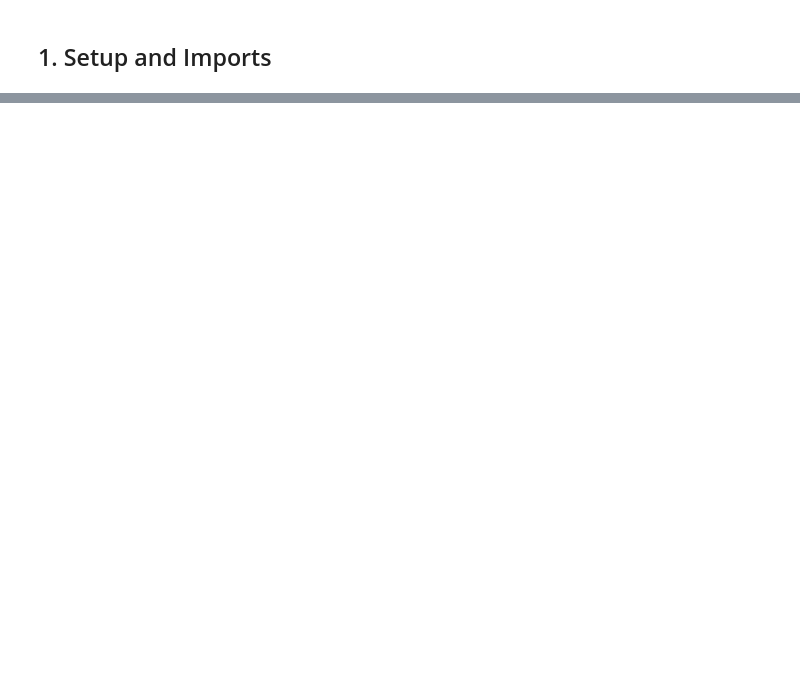
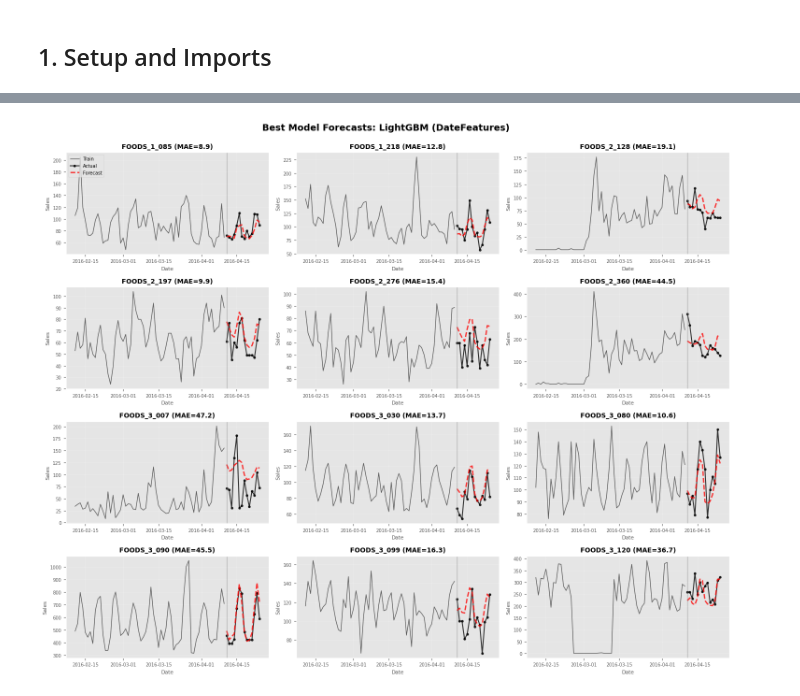
Before and after one commit to FilTheo/Cloud-for-AI, a Jupyter notebook: workshop_ml_2025/practical/end_to_end.ipynb, the cells around one changed output, grey strips where cells are left out. Cells and saved outputs as stored; diff of their text form; code cells hidden in the pictures; blank space fills up the shorter version.

```diff
--- a/workshop_ml_2025/practical/end_to_end.ipynb
+++ b/workshop_ml_2025/practical/end_to_end.ipynb
@@ -1183,0 +893,50 @@ print("="*80)
+# %%
+# Visualize forecasts for a sample of items
+sample_items = df['unique_id'].unique()[:12]
+
+fig, axes = plt.subplots(4, 3, figsize=(15, 12))
+axes = axes.flatten()
+
+for idx, item in enumerate(sample_items):
+    # Get data
+    train_item = df_train_mlf[df_train_mlf['unique_id'] == item].sort_values('ds')
+    test_item = df_test_mlf[df_test_mlf['unique_id'] == item].sort_values('ds')
+    forecast_item = forecasts_best[forecasts_best['unique_id'] == item].sort_values('ds')
+
+    # Plot training data (last 60 days)
+    train_context = train_item.tail(60)
+    axes[idx].plot(train_context['ds'], train_context['y'],
+                   color='black', linewidth=1, alpha=0.6, label='Train')
+
+    # Plot actual test
+    axes[idx].plot(test_item['ds'], test_item['y'],
+                   color='black', linewidth=1.5, marker='o', markersize=3,
+                   alpha=0.8, label='Actual')
+
+    # Plot forecast
+    axes[idx].plot(forecast_item['ds'], forecast_item['LightGBM'],
+                   color='red', linewidth=2, linestyle='--',
+                   alpha=0.8, label='Forecast')
+
+    # Mark split
+    axes[idx].axvline(x=split_date, color='gray', linestyle='-',
+                     linewidth=1, alpha=0.5)
+
+    # Calculate error for this item
+    mae = mean_absolute_error(forecast_item['y'], forecast_item['LightGBM'])
+
+    axes[idx].set_title(f'{item} (MAE={mae:.1f})', fontsize=10, fontweight='bold')
+    axes[idx].set_xlabel('Date', fontsize=8)
+    axes[idx].set_ylabel('Sales', fontsize=8)
+    axes[idx].tick_params(labelsize=7)
+    axes[idx].grid(True, alpha=0.3)
+
+    if idx == 0:
+        axes[idx].legend(fontsize=7, loc='upper left')
+
+plt.suptitle(f'Best Model Forecasts: LightGBM ({best_config_mase})',
+             fontsize=14, fontweight='bold', y=0.995)
+plt.tight_layout()
+plt.show()
+# %% [output]
+[figure, added]
```
Also changed, not shown: parts of 78 cells of this notebook.
